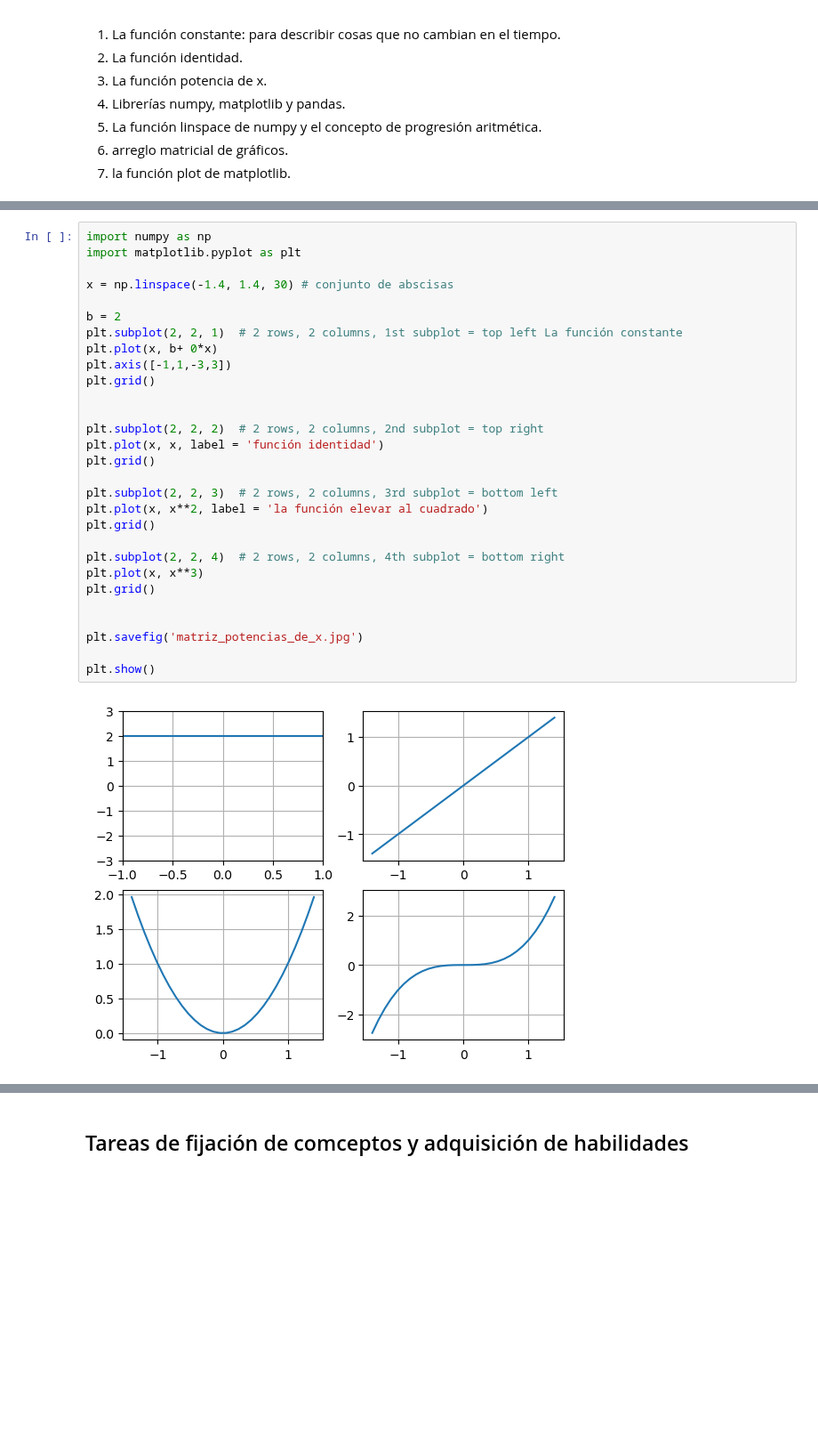
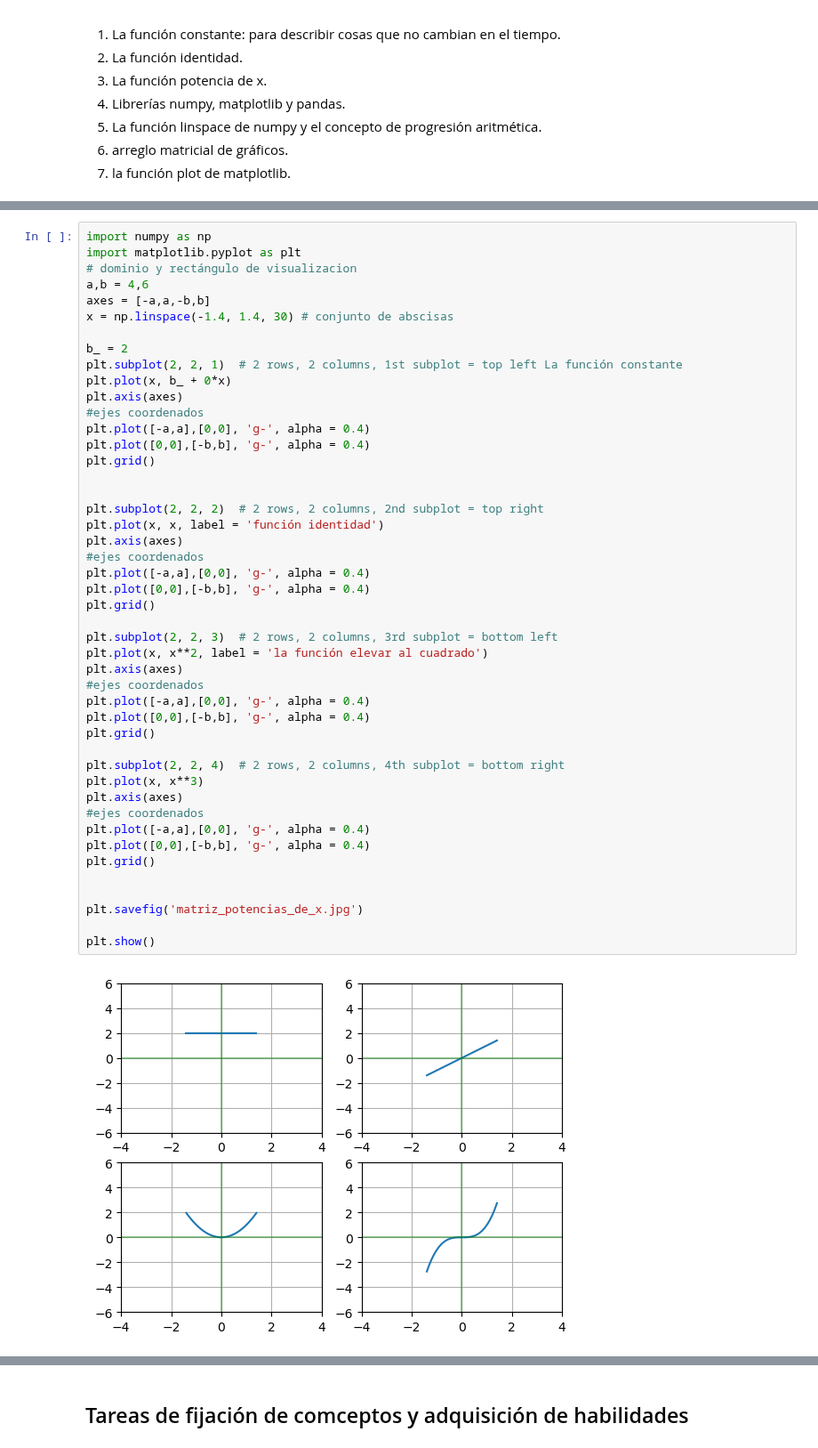
Before and after one commit to marco-canas/algebra_y_trigonometria, a Jupyter notebook: classes/ciencia_datos/3_class_feb_22_miercoles_modelos_quiz_1/3_class_feb_22_funciones.ipynb, the cells around one changed output, grey strips where cells are left out. Shown at 89% size. Cells and saved outputs as stored; diff of their text form; blank space fills up the shorter version.

```diff
--- a/classes/ciencia_datos/3_class_feb_22_miercoles_modelos_quiz_1/3_class_feb_22_funciones.ipynb
+++ b/classes/ciencia_datos/3_class_feb_22_miercoles_modelos_quiz_1/3_class_feb_22_funciones.ipynb
@@ -23,31 +75,48 @@
 # %%
 import numpy as np
 import matplotlib.pyplot as plt
-
+# dominio y rectángulo de visualizacion
+a,b = 4,6
+axes = [-a,a,-b,b]
 x = np.linspace(-1.4, 1.4, 30) # conjunto de abscisas
 
-b = 2
+b_ = 2
 plt.subplot(2, 2, 1)  # 2 rows, 2 columns, 1st subplot = top left La función constante
-plt.plot(x, b+ 0*x)
-plt.axis([-1,1,-3,3])
+plt.plot(x, b_ + 0*x)
+plt.axis(axes)
+#ejes coordenados
+plt.plot([-a,a],[0,0], 'g-', alpha = 0.4)
+plt.plot([0,0],[-b,b], 'g-', alpha = 0.4)
 plt.grid()
 
 
 plt.subplot(2, 2, 2)  # 2 rows, 2 columns, 2nd subplot = top right
 plt.plot(x, x, label = 'función identidad')
+plt.axis(axes)
+#ejes coordenados
+plt.plot([-a,a],[0,0], 'g-', alpha = 0.4)
+plt.plot([0,0],[-b,b], 'g-', alpha = 0.4)
 plt.grid()
 
 plt.subplot(2, 2, 3)  # 2 rows, 2 columns, 3rd subplot = bottom left
 plt.plot(x, x**2, label = 'la función elevar al cuadrado')
+plt.axis(axes)
+#ejes coordenados
+plt.plot([-a,a],[0,0], 'g-', alpha = 0.4)
+plt.plot([0,0],[-b,b], 'g-', alpha = 0.4)
 plt.grid()
 
 plt.subplot(2, 2, 4)  # 2 rows, 2 columns, 4th subplot = bottom right
 plt.plot(x, x**3)
+plt.axis(axes)
+#ejes coordenados
+plt.plot([-a,a],[0,0], 'g-', alpha = 0.4)
+plt.plot([0,0],[-b,b], 'g-', alpha = 0.4)
 plt.grid()
 
 
 plt.savefig('matriz_potencias_de_x.jpg')
 
 plt.show()
 # %% [output]
-[figure, old version]
+[figure, new version]
```
Also changed, not shown: parts of 27 cells of this notebook, 5 other files.
